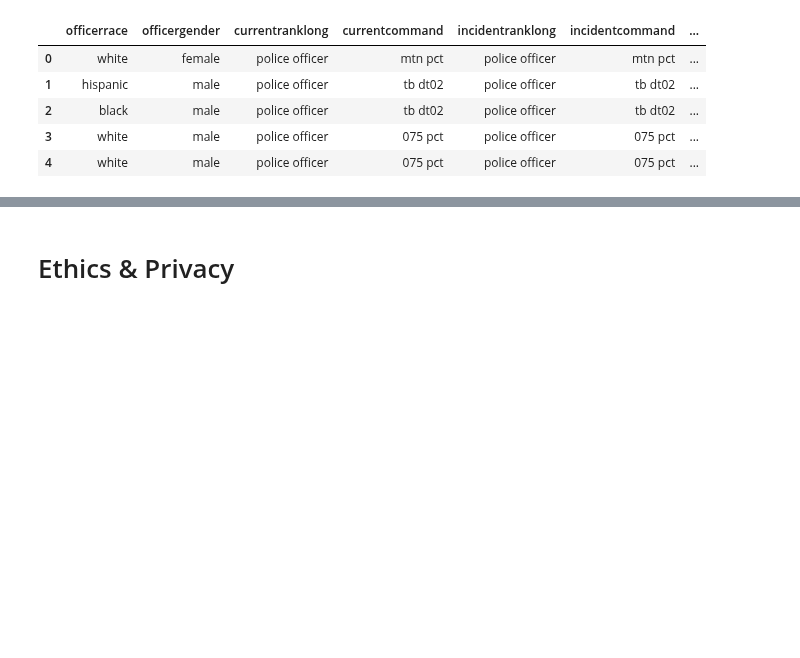
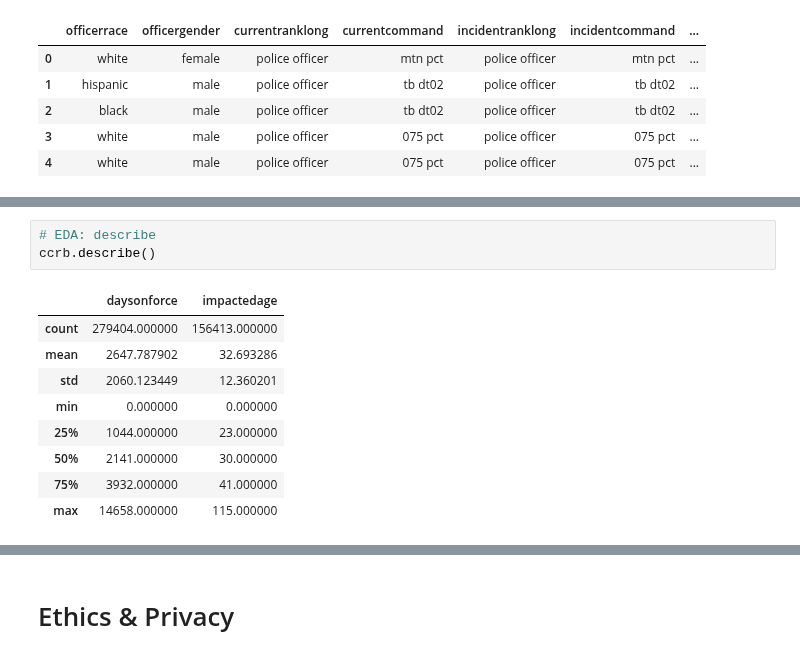
Before and after one commit to COGS118A/Group015-Wi23, a Jupyter notebook: CheckpointGroup015-Wi23.ipynb, the cells around one changed output, grey strips where cells are left out. Drawn from its saved outputs; the diff is of its cells as text; blank space fills up the shorter version.

```diff
--- a/CheckpointGroup015-Wi23.ipynb
+++ b/CheckpointGroup015-Wi23.ipynb
@@ -294,0 +285,13 @@ sns.histplot(data = ccrb, x = "impactedage")
+# %%
+# EDA: describe
+ccrb.describe()
+# %% [output]
+|  | daysonforce | impactedage |
+| count | 279404.000000 | 156413.000000 |
+| mean | 2647.787902 | 32.693286 |
+| std | 2060.123449 | 12.360201 |
+| min | 0.000000 | 0.000000 |
+| 25% | 1044.000000 | 23.000000 |
+| 50% | 2141.000000 | 30.000000 |
+| 75% | 3932.000000 | 41.000000 |
+| max | 14658.000000 | 115.000000 |
```
Also changed, not shown: parts of 9 cells of this notebook.
